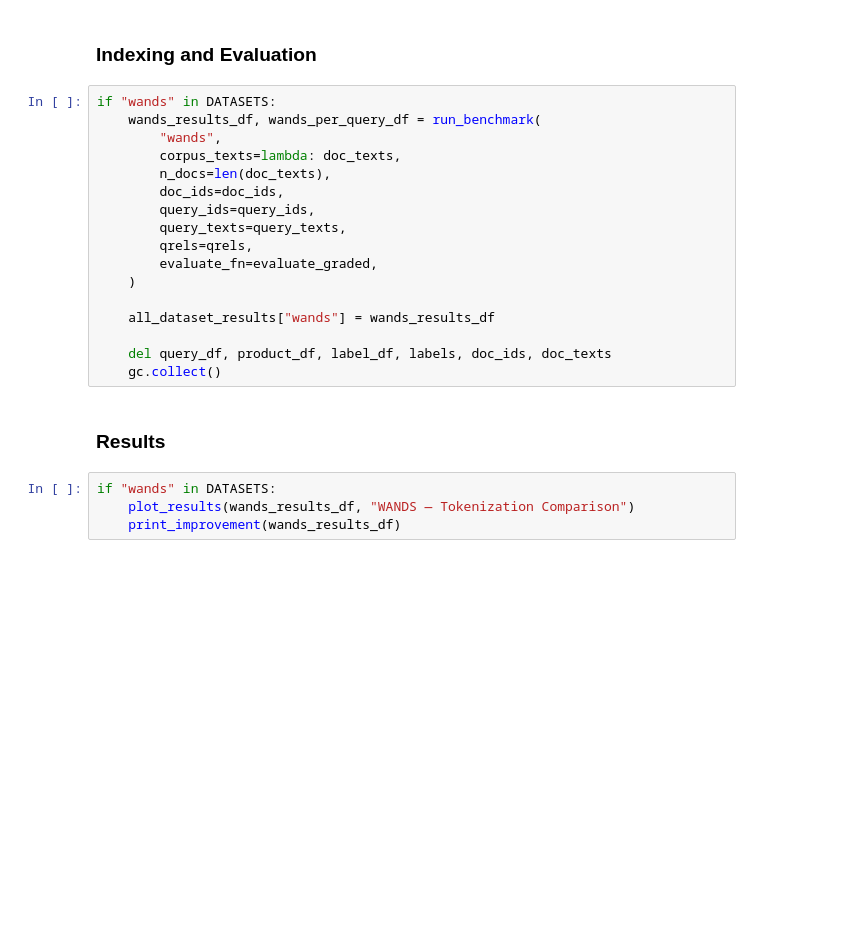
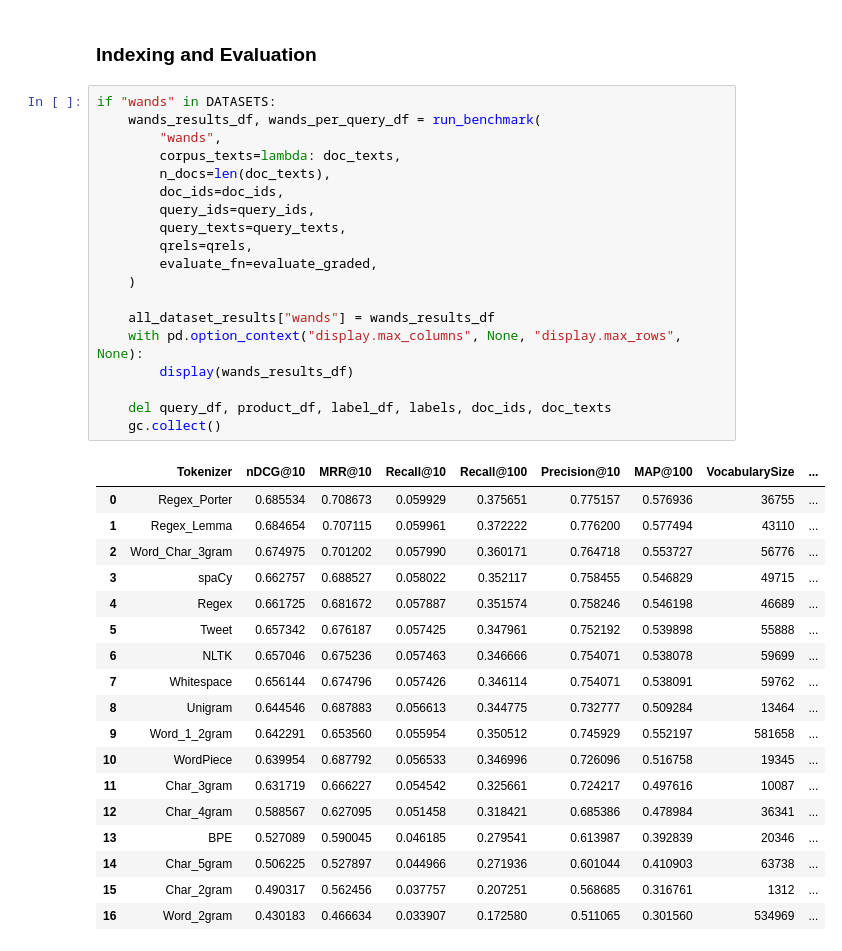
Before and after one commit to enisteper1/e2e-search-lab, a Jupyter notebook: tokenization/tokenization.ipynb, the cells around one changed output. Saved outputs shown, nothing was run; the diff lists cells and outputs as text; blank space fills up the shorter version.

```diff
--- a/tokenization/tokenization.ipynb
+++ b/tokenization/tokenization.ipynb
@@ -663,23 +911,38 @@ if "wands" in DATASETS:
 # %%
 if "wands" in DATASETS:
     wands_results_df, wands_per_query_df = run_benchmark(
         "wands",
         corpus_texts=lambda: doc_texts,
         n_docs=len(doc_texts),
         doc_ids=doc_ids,
         query_ids=query_ids,
         query_texts=query_texts,
         qrels=qrels,
         evaluate_fn=evaluate_graded,
     )
 
     all_dataset_results["wands"] = wands_results_df
+    with pd.option_context("display.max_columns", None, "display.max_rows", None):
+        display(wands_results_df)
 
     del query_df, product_df, label_df, labels, doc_ids, doc_texts
     gc.collect()
+# %% [output]
+|  | Tokenizer | nDCG@10 | MRR@10 | Recall@10 | Recall@100 | Precision@10 | MAP@100 | VocabularySize | ... |
+| 0 | Regex_Porter | 0.685534 | 0.708673 | 0.059929 | 0.375651 | 0.775157 | 0.576936 | 36755 | ... |
+| 1 | Regex_Lemma | 0.684654 | 0.707115 | 0.059961 | 0.372222 | 0.776200 | 0.577494 | 43110 | ... |
+| 2 | Word_Char_3gram | 0.674975 | 0.701202 | 0.057990 | 0.360171 | 0.764718 | 0.553727 | 56776 | ... |
+| 3 | spaCy | 0.662757 | 0.688527 | 0.058022 | 0.352117 | 0.758455 | 0.546829 | 49715 | ... |
+| 4 | Regex | 0.661725 | 0.681672 | 0.057887 | 0.351574 | 0.758246 | 0.546198 | 46689 | ... |
+| 5 | Tweet | 0.657342 | 0.676187 | 0.057425 | 0.347961 | 0.752192 | 0.539898 | 55888 | ... |
+| 6 | NLTK | 0.657046 | 0.675236 | 0.057463 | 0.346666 | 0.754071 | 0.538078 | 59699 | ... |
+| 7 | Whitespace | 0.656144 | 0.674796 | 0.057426 | 0.346114 | 0.754071 | 0.538091 | 59762 | ... |
+| 8 | Unigram | 0.644546 | 0.687883 | 0.056613 | 0.344775 | 0.732777 | 0.509284 | 13464 | ... |
+| 9 | Word_1_2gram | 0.642291 | 0.653560 | 0.055954 | 0.350512 | 0.745929 | 0.552197 | 581658 | ... |
+| 10 | WordPiece | 0.639954 | 0.687792 | 0.056533 | 0.346996 | 0.726096 | 0.516758 | 19345 | ... |
+| 11 | Char_3gram | 0.631719 | 0.666227 | 0.054542 | 0.325661 | 0.724217 | 0.497616 | 10087 | ... |
+| 12 | Char_4gram | 0.588567 | 0.627095 | 0.051458 | 0.318421 | 0.685386 | 0.478984 | 36341 | ... |
+| 13 | BPE | 0.527089 | 0.590045 | 0.046185 | 0.279541 | 0.613987 | 0.392839 | 20346 | ... |
+| 14 | Char_5gram | 0.506225 | 0.527897 | 0.044966 | 0.271936 | 0.601044 | 0.410903 | 63738 | ... |
+| 15 | Char_2gram | 0.490317 | 0.562456 | 0.037757 | 0.207251 | 0.568685 | 0.316761 | 1312 | ... |
+| 16 | Word_2gram | 0.430183 | 0.466634 | 0.033907 | 0.172580 | 0.511065 | 0.301560 | 534969 | ... |
-# %% [markdown]
-### Results
-# %%
-if "wands" in DATASETS:
-    plot_results(wands_results_df, "WANDS — Tokenization Comparison")
-    print_improvement(wands_results_df)
```
Also changed, not shown: parts of 40 cells of this notebook.
